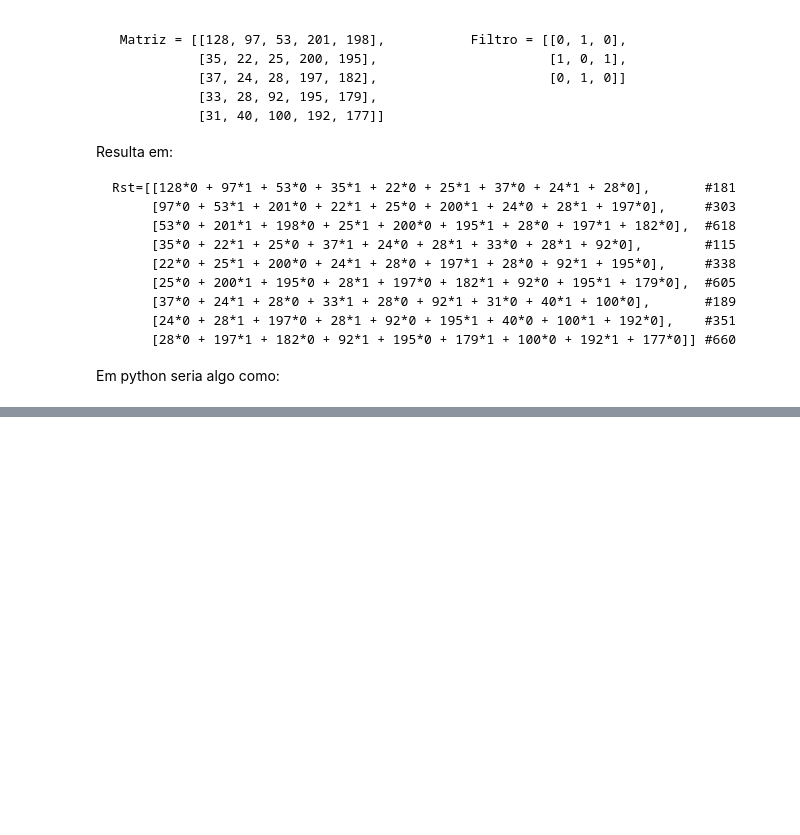
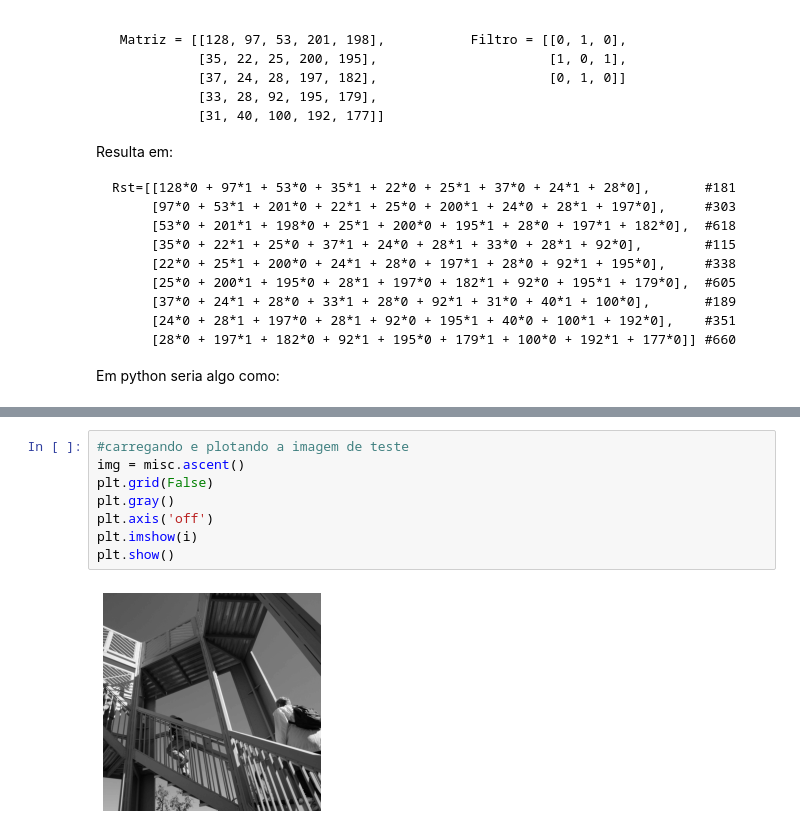
Before and after one commit to titocampos/estudo-crm, a Jupyter notebook: Redes_Convolucionais.ipynb, the cells around one changed output, grey strips where cells are left out. Saved outputs shown, nothing was run; the diff lists cells and outputs as text; blank space fills up the shorter version.

```diff
--- a/Redes_Convolucionais.ipynb
+++ b/Redes_Convolucionais.ipynb
@@ -79,0 +123,10 @@ for x in range(matriz.shape[0] - (filtro.shape[0] -1) ):
+# %%
+#carregando e plotando a imagem de teste
+img = misc.ascent()
+plt.grid(False)
+plt.gray()
+plt.axis('off')
+plt.imshow(i)
+plt.show()
+# %% [output]
+[figure, added]
```
Also changed, not shown: parts of 8 cells of this notebook.
